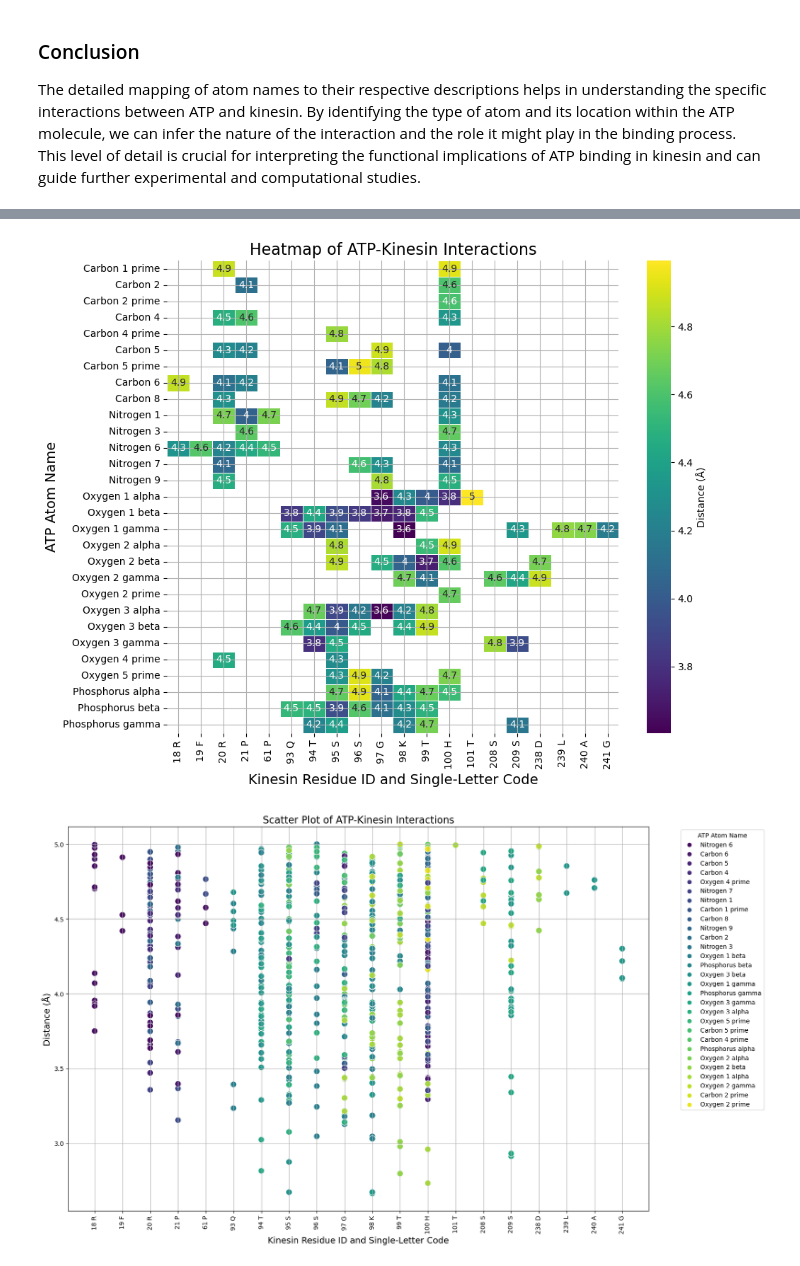
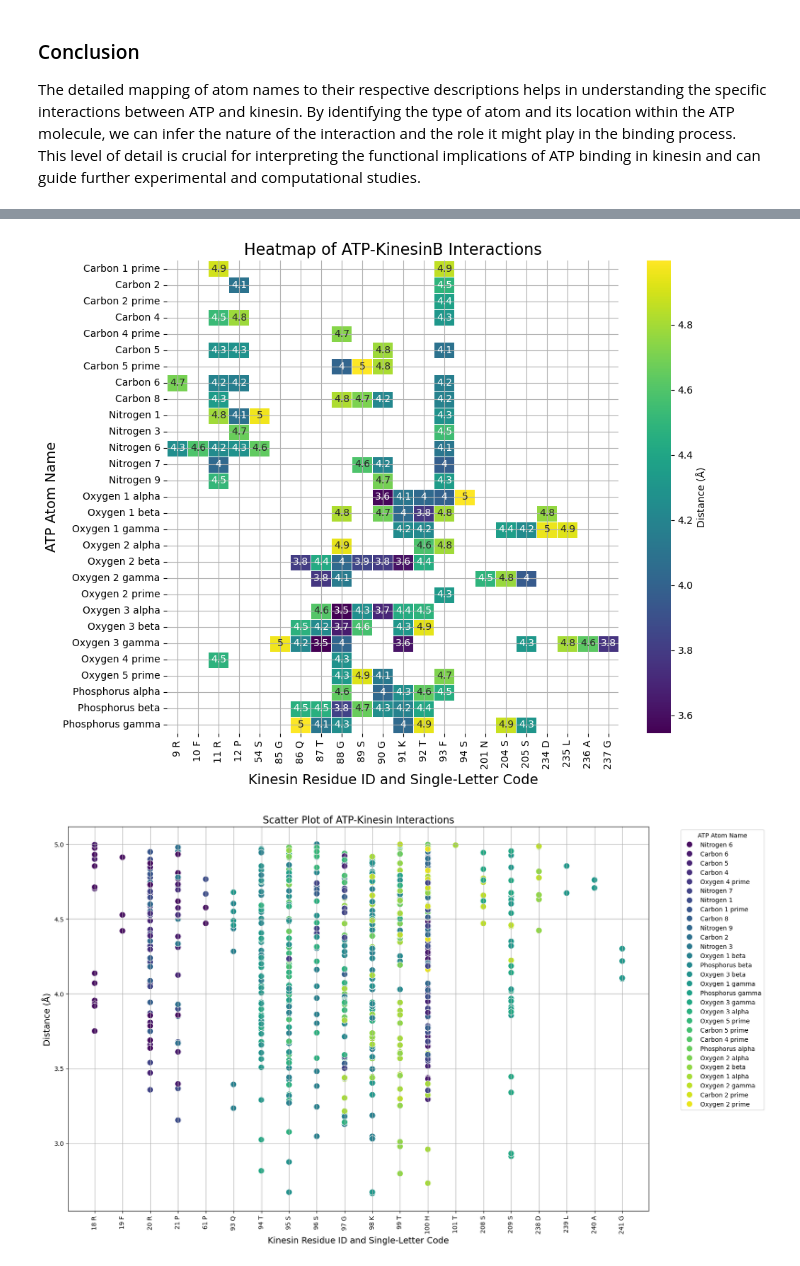
Before and after one commit to dalarios/Jazzer_surf, a Jupyter notebook: pymol-ATP_aa.ipynb, the cells around one changed output, grey strips where cells are left out. Saved outputs shown, nothing was run; the diff lists cells and outputs as text; code cells hidden in the pictures.

Commit message:
progress heatmaps

```diff
--- a/pymol-ATP_aa.ipynb
+++ b/pymol-ATP_aa.ipynb
@@ -135,41 +245,41 @@ import seaborn as sns
 import matplotlib.pyplot as plt
 
 # Load the CSV file
-file_path = "./data/interactions.csv"
+file_path = "/Users/jazzeruncal/git/Jazzer_surf/data/interactionsB.csv"
 data = pd.read_csv(file_path)
 
 # Create a new column that combines residue ID and single-letter code
 data['Residue ID and Code'] = data['Binding Residue ID'].astype(str) + ' ' + data['Binding Residue Single Letter']
 
 # Apply the distance filter
 data = data[data["Distance (Å)"] < 5]
 
 # Ensure the data is sorted by residue ID
 data = data.sort_values('Binding Residue ID')
 
 # Pivot the data to create a matrix for the heatmap
 heatmap_data = data.pivot_table(index="ATP Complete Atom Name", columns="Residue ID and Code", values="Distance (Å)")
 
 # Ensure the x-axis order matches the sorted order of residue IDs
 heatmap_data = heatmap_data.reindex(columns=data['Residue ID and Code'].unique())
 
 # Set plot size
 plt.figure(figsize=(10, 8))
 plt.grid(True)
 
 # Create the heatmap
 sns.heatmap(heatmap_data, annot=True, cmap="viridis", cbar_kws={'label': 'Distance (Å)'}, linewidths=.5)
 
 # Add plot title and labels
-plt.title('Heatmap of ATP-Kinesin Interactions', fontsize=16)
+plt.title(f'Heatmap of ATP-Kinesin{suffix} Interactions', fontsize=16)
 plt.xlabel('Kinesin Residue ID and Single-Letter Code', fontsize=14)
 plt.ylabel('ATP Atom Name', fontsize=14)
 
 # Display the plot
 plt.tight_layout()
 plt.show()
 # %% [output]
-[figure, old version]
+[figure, new version]
 # %%
 import pandas as pd
 import seaborn as sns
```
Also changed, not shown: parts of 3 cells of this notebook, 38 other files.
